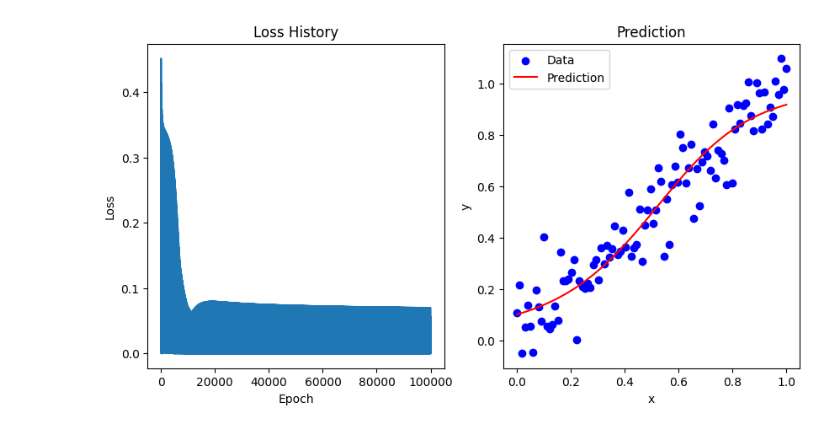
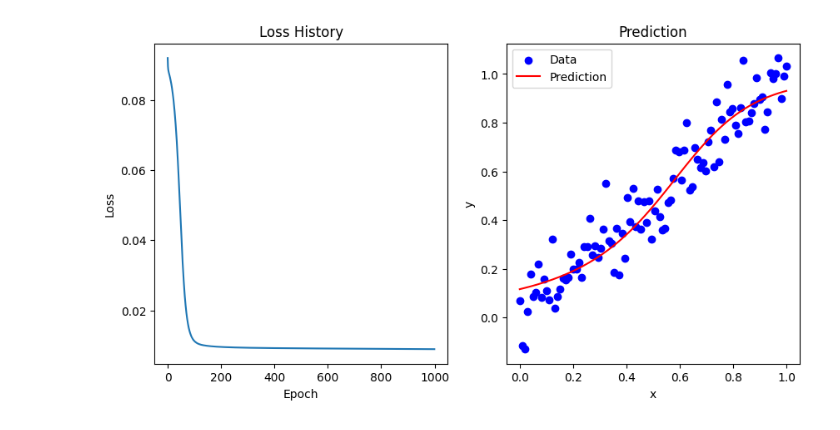
Before and after one commit to kingdomye/qg_ai_tasks, a Jupyter notebook: 01小组/Week_2/06_ANN实验结果.ipynb, the cells around one changed output. Cells and saved outputs as stored; diff of their text form; code cells hidden in the pictures.

```diff
--- a/01小组/Week_2/06_ANN实验结果.ipynb
+++ b/01小组/Week_2/06_ANN实验结果.ipynb
@@ -80,12 +80,14 @@ class ANN:
     def train(self, inputs, expected, learning_rate, epochs):
         loss_history = []
         for epoch in range(epochs):
+            loss = 0
             for i in range(len(inputs)):
                 self.forward(inputs[i])
                 self.backward(expected[i], learning_rate)
+                loss += np.mean((expected[i] - self.layers[-1].output) ** 2)
 
-                loss = np.mean(np.square(expected[i] - self.layers[-1].output))
-                loss_history.append(loss)
+            loss /= len(inputs)
+            loss_history.append(loss)
 
             if (epoch + 1) % 100 == 0:
                 print(f'Epoch {epoch + 1}/{epochs}, Loss: {loss}')
@@ -139 +141 @@ Epoch 1000/1000, Loss: 0.020008335820071735
-[figure, old version]
+[figure, new version]
```
Also changed, not shown: parts of 1 cell of this notebook, 2 other files.
